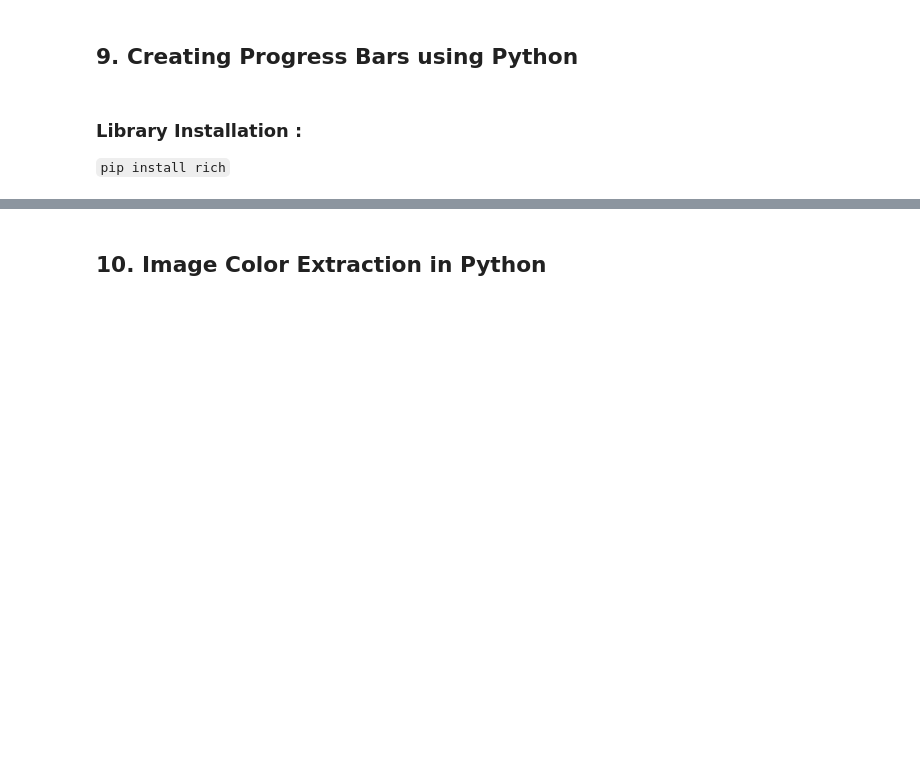
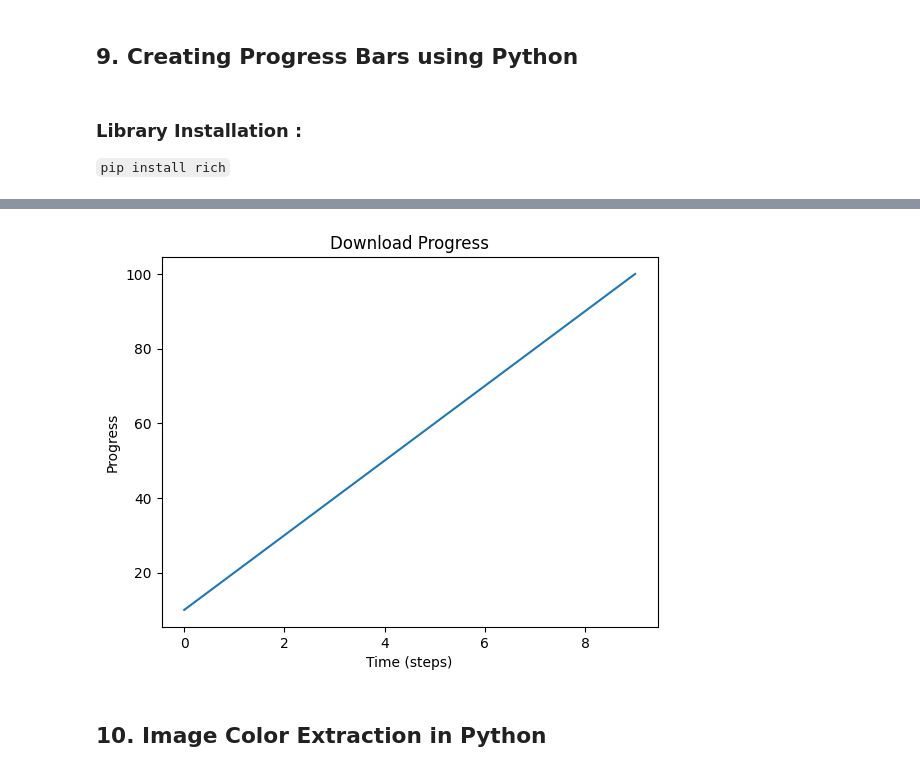
Before and after one commit to iammadhankumar/python-playbook, a Jupyter notebook: src/python-playbook.ipynb, the cells around one changed output, grey strips where cells are left out. Cells and saved outputs as stored; diff of their text form; code cells hidden in the pictures; blank space fills up the shorter version.

```diff
--- a/src/python-playbook.ipynb
+++ b/src/python-playbook.ipynb
@@ -277,15 +277,28 @@ remove_background("./images/dog-img.jpeg")
 # %%
 from rich.progress import Progress
 import time
+import matplotlib.pyplot as plt
+
+progress_values = []
+
 with Progress() as progress:
- task = progress.add_task("[cyan] Downloading..." , total=100)
- while not progress. finished:
-    progress.update(task, advance=10)
-    time.sleep(0.2)
+    task = progress.add_task("[cyan] Downloading...", total=100)
+    while not progress.finished:
+        progress.update(task, advance=10)
+        progress_values.append(progress.tasks[0].completed)  # Store completed value
+        time.sleep(0.2)
+
+# Create a plot
+plt.plot(progress_values)
+plt.xlabel("Time (steps)")
+plt.ylabel("Progress")
+plt.title("Download Progress")
+plt.show()
 # %% [output]
 [interactive output not drawn]
 [interactive output not drawn]
 [interactive output not drawn]
+[figure, added]
 # %% [markdown]
 ## 10. Image Color Extraction in Python
 # %% [markdown]
```
